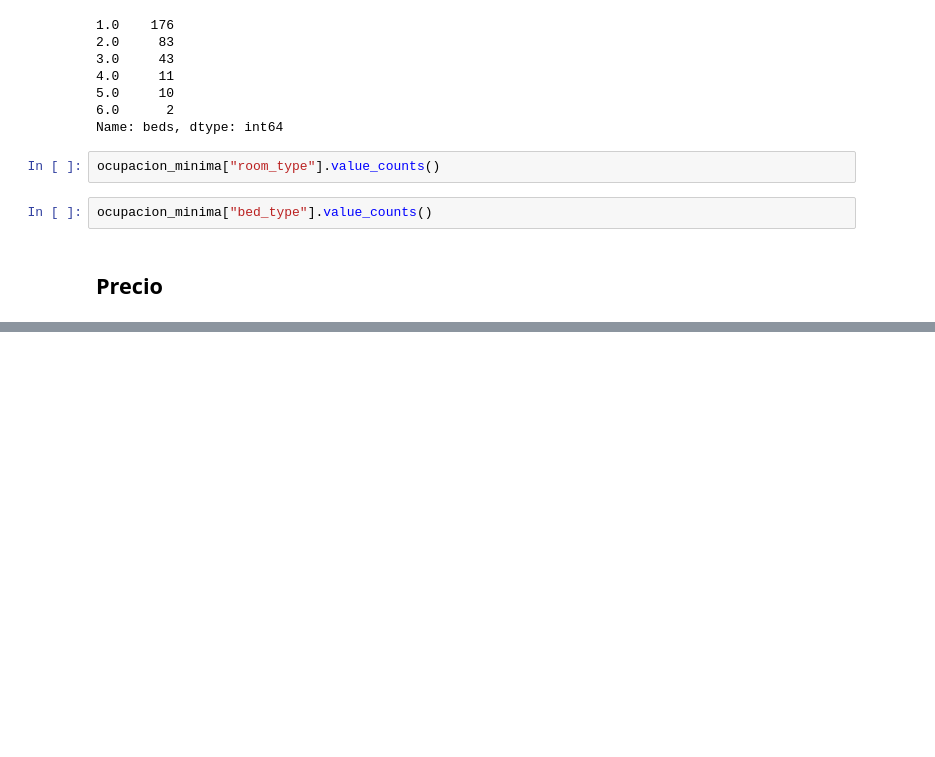
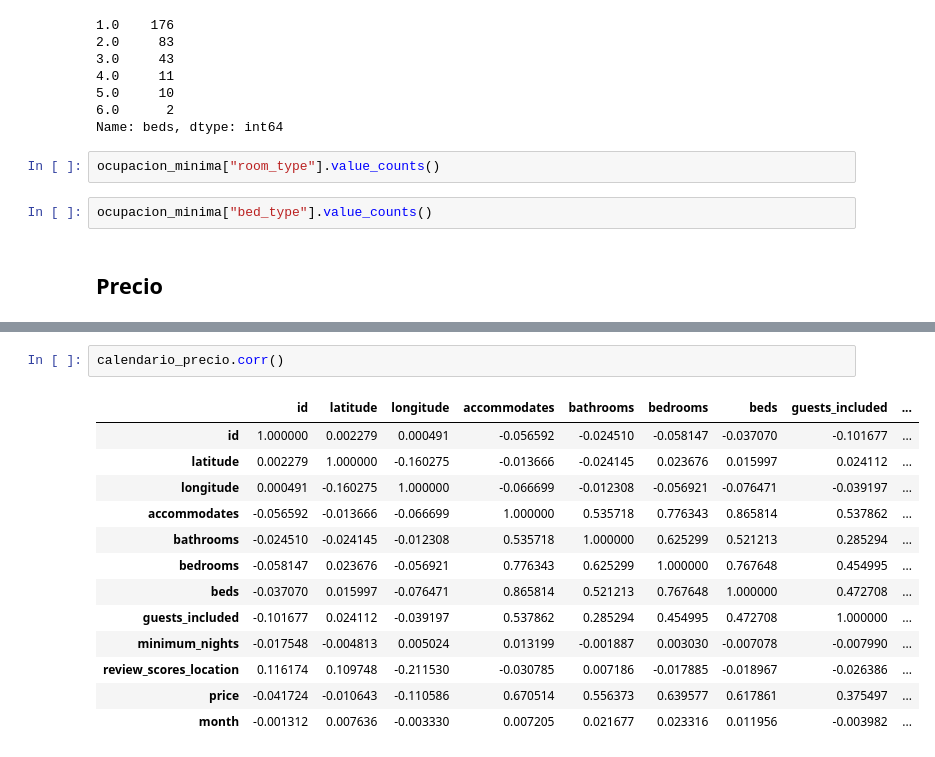
Before and after one commit to CamSP/DiplomadoML-BD, a Jupyter notebook: Proyecto/Proyecto.ipynb, the cells around one changed output, grey strips where cells are left out. Drawn from its saved outputs; the diff is of its cells as text; blank space fills up the shorter version.

```diff
--- a/Proyecto/Proyecto.ipynb
+++ b/Proyecto/Proyecto.ipynb
@@ -551,0 +598,16 @@ calendario
+# %%
+calendario_precio.corr()
+# %% [output]
+|  | id | latitude | longitude | accommodates | bathrooms | bedrooms | beds | guests_included | ... |
+| id | 1.000000 | 0.002279 | 0.000491 | -0.056592 | -0.024510 | -0.058147 | -0.037070 | -0.101677 | ... |
+| latitude | 0.002279 | 1.000000 | -0.160275 | -0.013666 | -0.024145 | 0.023676 | 0.015997 | 0.024112 | ... |
+| longitude | 0.000491 | -0.160275 | 1.000000 | -0.066699 | -0.012308 | -0.056921 | -0.076471 | -0.039197 | ... |
+| accommodates | -0.056592 | -0.013666 | -0.066699 | 1.000000 | 0.535718 | 0.776343 | 0.865814 | 0.537862 | ... |
+| bathrooms | -0.024510 | -0.024145 | -0.012308 | 0.535718 | 1.000000 | 0.625299 | 0.521213 | 0.285294 | ... |
+| bedrooms | -0.058147 | 0.023676 | -0.056921 | 0.776343 | 0.625299 | 1.000000 | 0.767648 | 0.454995 | ... |
+| beds | -0.037070 | 0.015997 | -0.076471 | 0.865814 | 0.521213 | 0.767648 | 1.000000 | 0.472708 | ... |
+| guests_included | -0.101677 | 0.024112 | -0.039197 | 0.537862 | 0.285294 | 0.454995 | 0.472708 | 1.000000 | ... |
+| minimum_nights | -0.017548 | -0.004813 | 0.005024 | 0.013199 | -0.001887 | 0.003030 | -0.007078 | -0.007990 | ... |
+| review_scores_location | 0.116174 | 0.109748 | -0.211530 | -0.030785 | 0.007186 | -0.017885 | -0.018967 | -0.026386 | ... |
+| price | -0.041724 | -0.010643 | -0.110586 | 0.670514 | 0.556373 | 0.639577 | 0.617861 | 0.375497 | ... |
+| month | -0.001312 | 0.007636 | -0.003330 | 0.007205 | 0.021677 | 0.023316 | 0.011956 | -0.003982 | ... |
```
Also changed, not shown: parts of 17 cells of this notebook.
